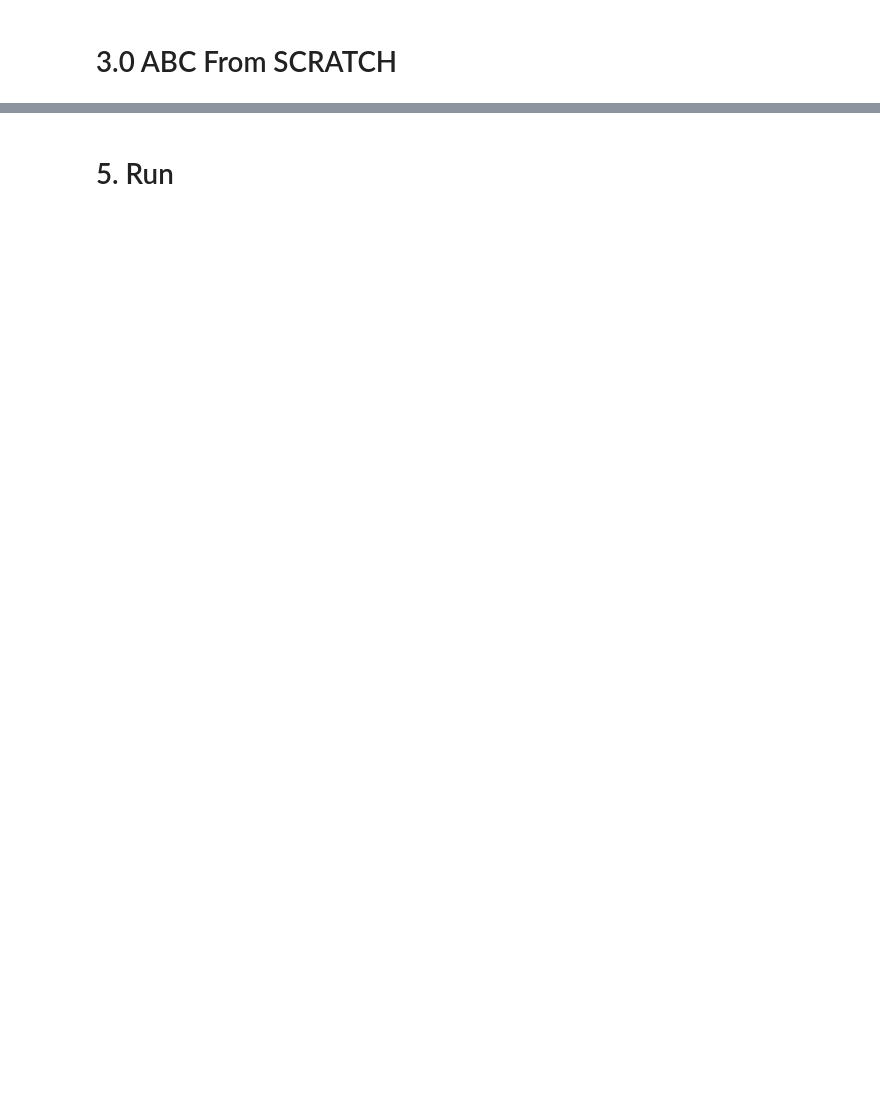
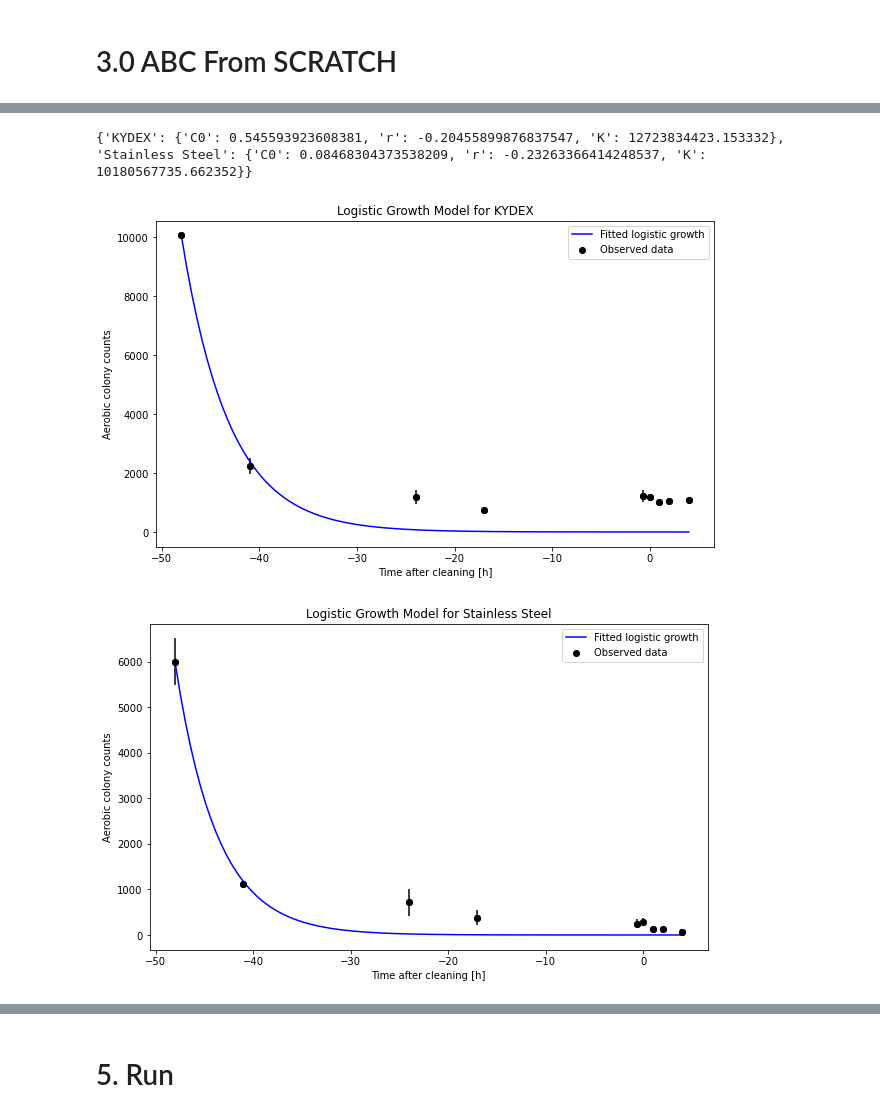
Before and after one commit to MarcoFelipeKing/Cleaning, a Jupyter notebook: Code/ANNABELCODE/fit_ODE.ipynb, the cells around one changed output, grey strips where cells are left out. Drawn from its saved outputs; the diff is of its cells as text; code cells hidden in the pictures; blank space fills up the shorter version.

```diff
--- a/Code/ANNABELCODE/fit_ODE.ipynb
+++ b/Code/ANNABELCODE/fit_ODE.ipynb
@@ -552,0 +389,15 @@ print(observed_data)
+# %%
+# extract all values for cleaning == "NIL" or cleaning == "CON"
+con_data=df[df["Cleaning"].isin(["NIL", "CON"])]
+#Drop colum Cleaning
+#con_data=con_data.drop(columns=["Cleaning"])
+
+# find mean  and std of Count for each time point, grouped by Surface
+#con_data = con_data.groupby(["Surface", "Time"]).agg({"Count": ["mean", "std"]}).reset_index()
+
+con_data = (
+    con_data.groupby(["Time", "Surface"])
+    .agg(mean=("Count", "mean"), std=("Count", "std"))
+    .reset_index()
+)
+con_data
@@ -552,0 +422,61 @@ print(observed_data)
+# %%
+# First estimate r and k from the CON data
+
+import pandas as pd
+from scipy.optimize import curve_fit
+
+# Load data
+
+# Extract CON data
+#con_data = observed_data[observed_data['Cleaning'] == 'CON']
+
+# Logistic growth model
+def logistic_growth(t, C0, r, K):
+    return K / (1 + ((K - C0) / C0) * np.exp(-r * t))
+
+# Fit logistic growth model to CON data for each surface and extract r and K
+fit_params = {}
+
+surfaces = ['KYDEX', 'Stainless Steel']
+for surface in surfaces:
+    surface_data = con_data[con_data['Surface'] == surface]
+    times = surface_data['Time'].values
+    means = surface_data['mean'].values
+
+    # Initial guess: C0 from the data, arbitrary r and K
+    initial_guess = [means[0], 0.1, 2 * means[0]]
+
+    # Fit
+    params, _ = curve_fit(logistic_growth, times, means, p0=initial_guess)
+    C0, r, K = params
+    fit_params[surface] = {'C0': C0, 'r': r, 'K': K}
+
+print(fit_params)
+# %% [output]
+{'KYDEX': {'C0': 0.545593923608381, 'r': -0.20455899876837547, 'K': 12723834423.153332}, 'Stainless Steel': {'C0': 0.08468304373538209, 'r': -0.23263366414248537, 'K': 10180567735.662352}}
+# %%
+
+# Define the time values
+times = np.linspace(-48, 4, 100)  # You may adjust this to match the range of your observations
+
+# Create a plot for each surface
+for surface in ['KYDEX', 'Stainless Steel']:
+    plt.figure(figsize=(10, 6))
+    plt.title(f'Logistic Growth Model for {surface}')
+    plt.xlabel('Time after cleaning [h]')
+    plt.ylabel('Aerobic colony counts')
+
+    # Plot the observed data
+    observed_surface_data = con_data[con_data['Surface'] == surface]
+    plt.scatter(observed_surface_data['Time'], observed_surface_data['mean'], label='Observed data', color='black')
+    plt.errorbar(observed_surface_data['Time'].values, observed_surface_data['mean'].values, yerr=observed_surface_data['std'],fmt='o', color='black')
+    # Plot the fitted logistic growth curve
+    C0, r, K = fit_params[surface]['C0'], fit_params[surface]['r'], fit_params[surface]['K']
+    plt.plot(times, logistic_growth(times, C0, r, K), label='Fitted logistic growth', color='blue')
+
+
+    plt.legend()
+    plt.show()
+# %% [output]
+[figure, added]
+[figure, added]
```
Also changed, not shown: parts of 47 cells of this notebook, 21 other files.
